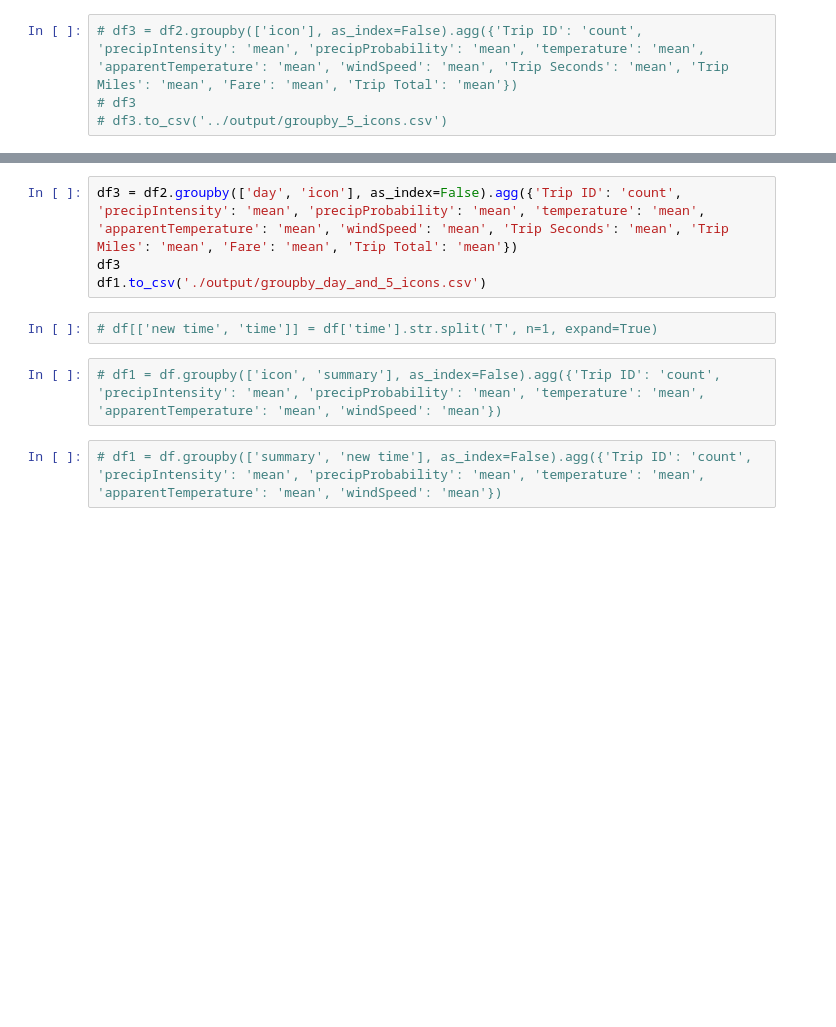
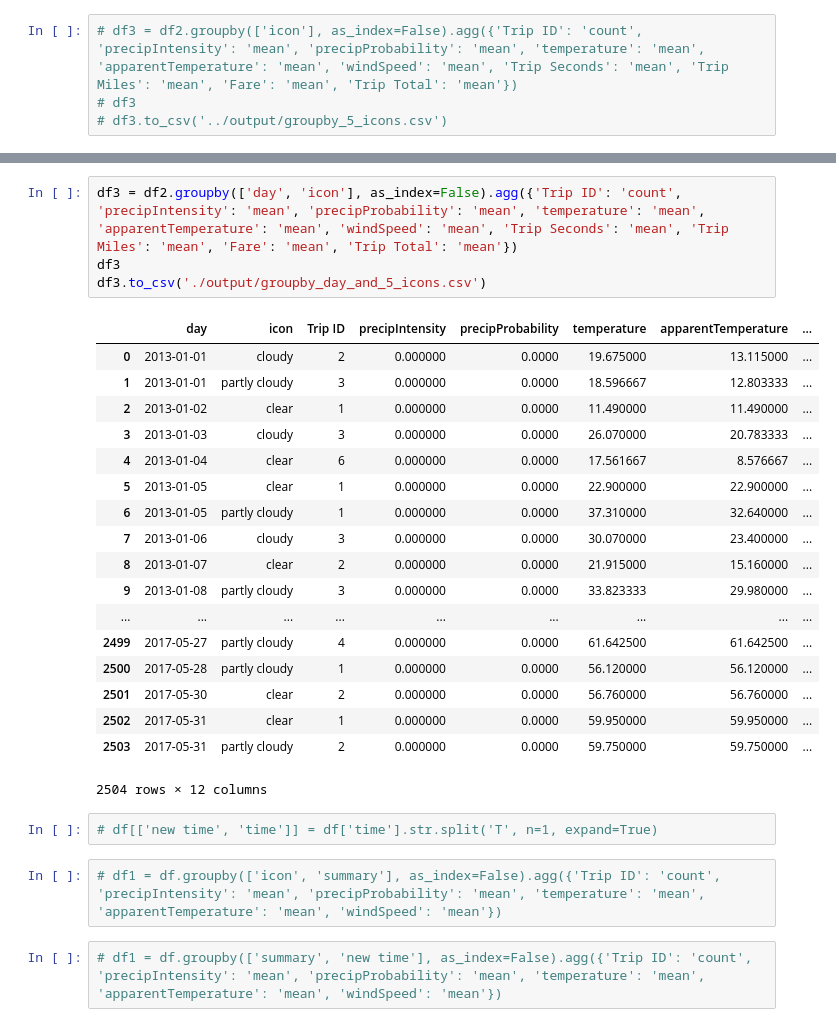
Before and after one commit to peterjorphan/07-project_one, a Jupyter notebook: master_df.ipynb, the cells around one changed output, grey strips where cells are left out. Drawn from its saved outputs; the diff is of its cells as text; blank space fills up the shorter version.

```diff
--- a/master_df.ipynb
+++ b/master_df.ipynb
@@ -189,7 +242,26 @@ df3.to_csv('./output/groupby_5_icons.csv')
 # %%
 df3 = df2.groupby(['day', 'icon'], as_index=False).agg({'Trip ID': 'count', 'precipIntensity': 'mean', 'precipProbability': 'mean', 'temperature': 'mean', 'apparentTemperature': 'mean', 'windSpeed': 'mean', 'Trip Seconds': 'mean', 'Trip Miles': 'mean', 'Fare': 'mean', 'Trip Total': 'mean'})
 df3
-df1.to_csv('./output/groupby_day_and_5_icons.csv')
+df3.to_csv('./output/groupby_day_and_5_icons.csv')
+# %% [output]
+|  | day | icon | Trip ID | precipIntensity | precipProbability | temperature | apparentTemperature | ... |
+| 0 | 2013-01-01 | cloudy | 2 | 0.000000 | 0.0000 | 19.675000 | 13.115000 | ... |
+| 1 | 2013-01-01 | partly cloudy | 3 | 0.000000 | 0.0000 | 18.596667 | 12.803333 | ... |
+| 2 | 2013-01-02 | clear | 1 | 0.000000 | 0.0000 | 11.490000 | 11.490000 | ... |
+| 3 | 2013-01-03 | cloudy | 3 | 0.000000 | 0.0000 | 26.070000 | 20.783333 | ... |
+| 4 | 2013-01-04 | clear | 6 | 0.000000 | 0.0000 | 17.561667 | 8.576667 | ... |
+| 5 | 2013-01-05 | clear | 1 | 0.000000 | 0.0000 | 22.900000 | 22.900000 | ... |
+| 6 | 2013-01-05 | partly cloudy | 1 | 0.000000 | 0.0000 | 37.310000 | 32.640000 | ... |
+| 7 | 2013-01-06 | cloudy | 3 | 0.000000 | 0.0000 | 30.070000 | 23.400000 | ... |
+| 8 | 2013-01-07 | clear | 2 | 0.000000 | 0.0000 | 21.915000 | 15.160000 | ... |
+| 9 | 2013-01-08 | partly cloudy | 3 | 0.000000 | 0.0000 | 33.823333 | 29.980000 | ... |
+| ... | ... | ... | ... | ... | ... | ... | ... | ... |
+| 2499 | 2017-05-27 | partly cloudy | 4 | 0.000000 | 0.0000 | 61.642500 | 61.642500 | ... |
+| 2500 | 2017-05-28 | partly cloudy | 1 | 0.000000 | 0.0000 | 56.120000 | 56.120000 | ... |
+| 2501 | 2017-05-30 | clear | 2 | 0.000000 | 0.0000 | 56.760000 | 56.760000 | ... |
+| 2502 | 2017-05-31 | clear | 1 | 0.000000 | 0.0000 | 59.950000 | 59.950000 | ... |
+| 2503 | 2017-05-31 | partly cloudy | 2 | 0.000000 | 0.0000 | 59.750000 | 59.750000 | ... |
+2504 rows × 12 columns
 # %%
 # df[['new time', 'time']] = df['time'].str.split('T', n=1, expand=True)
 # %%
```
Also changed, not shown: parts of 4 cells of this notebook, 4 other files.
